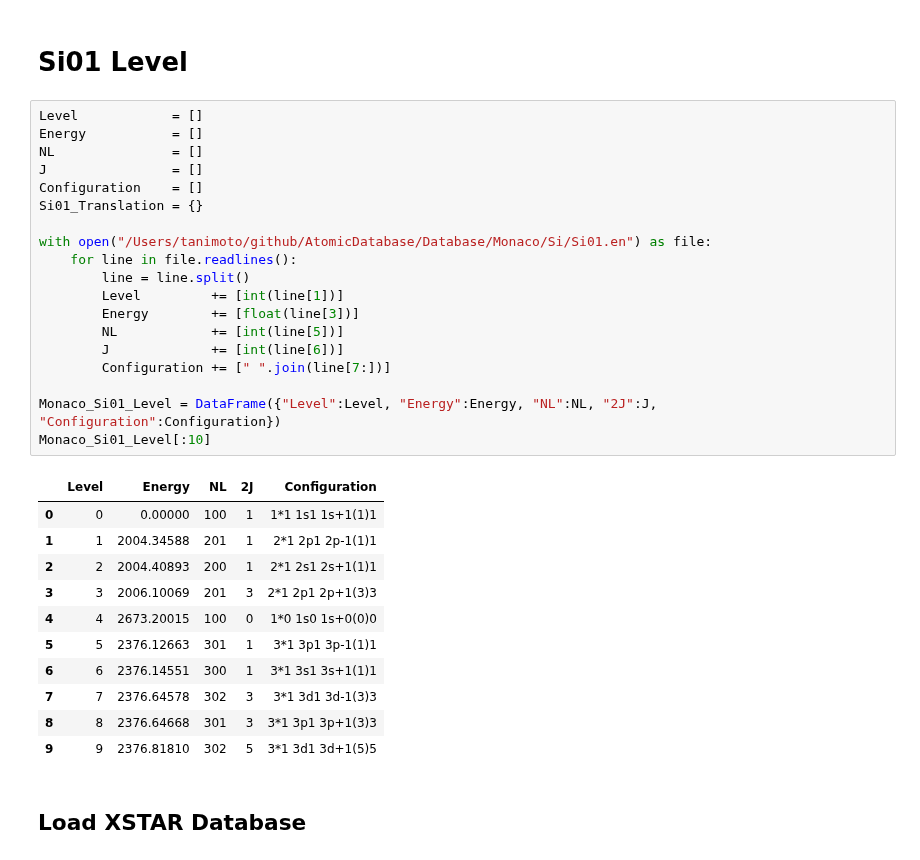
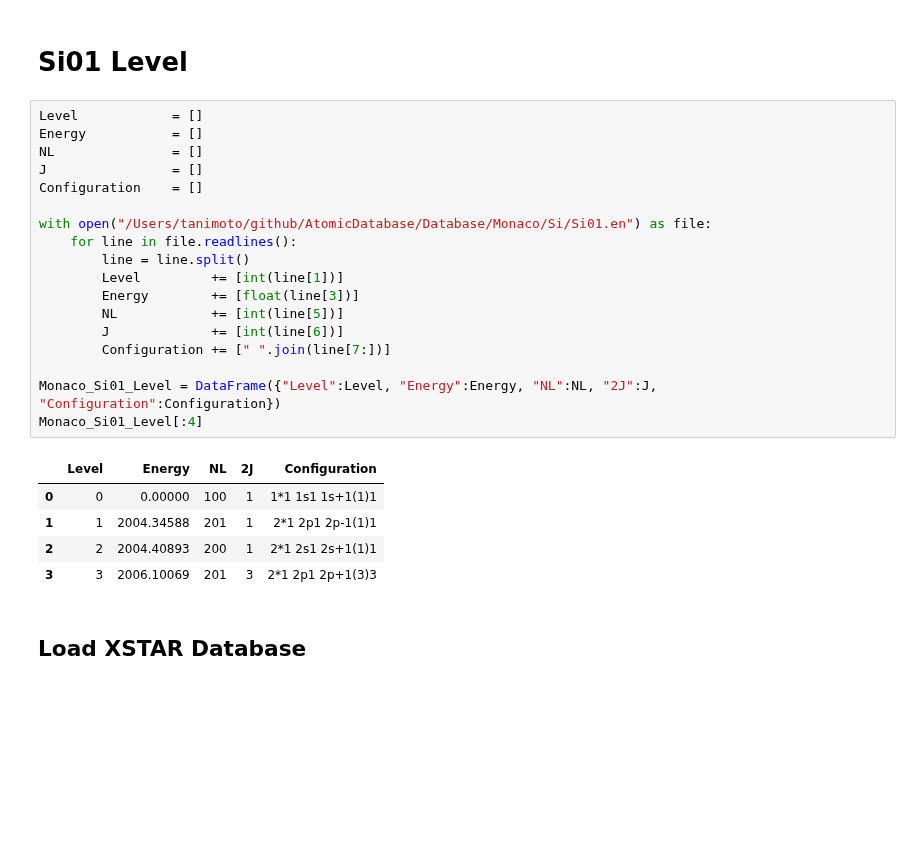
Before and after one commit to AtsushiTanimoto/AtomicDatabase, a Jupyter notebook: Code/Comparison/Comparison.ipynb, the cells around one changed output. Cells and saved outputs as stored; diff of their text form; blank space fills up the shorter version.

```diff
--- a/Code/Comparison/Comparison.ipynb
+++ b/Code/Comparison/Comparison.ipynb
@@ -16,34 +16,27 @@ set_context("notebook")
 # %%
 Level            = []
 Energy           = []
 NL               = []
 J                = []
 Configuration    = []
-Si01_Translation = {}
 
 with open("/Users/tanimoto/github/AtomicDatabase/Database/Monaco/Si/Si01.en") as file:
     for line in file.readlines():
         line = line.split()
         Level         += [int(line[1])]
         Energy        += [float(line[3])]
         NL            += [int(line[5])]
         J             += [int(line[6])]
         Configuration += [" ".join(line[7:])]
 
 Monaco_Si01_Level = DataFrame({"Level":Level, "Energy":Energy, "NL":NL, "2J":J, "Configuration":Configuration})
-Monaco_Si01_Level[:10]
+Monaco_Si01_Level[:4]
 # %% [output]
 |  | Level | Energy | NL | 2J | Configuration |
 | 0 | 0 | 0.00000 | 100 | 1 | 1*1 1s1 1s+1(1)1 |
 | 1 | 1 | 2004.34588 | 201 | 1 | 2*1 2p1 2p-1(1)1 |
 | 2 | 2 | 2004.40893 | 200 | 1 | 2*1 2s1 2s+1(1)1 |
 | 3 | 3 | 2006.10069 | 201 | 3 | 2*1 2p1 2p+1(3)3 |
-| 4 | 4 | 2673.20015 | 100 | 0 | 1*0 1s0 1s+0(0)0 |
-| 5 | 5 | 2376.12663 | 301 | 1 | 3*1 3p1 3p-1(1)1 |
-| 6 | 6 | 2376.14551 | 300 | 1 | 3*1 3s1 3s+1(1)1 |
-| 7 | 7 | 2376.64578 | 302 | 3 | 3*1 3d1 3d-1(3)3 |
-| 8 | 8 | 2376.64668 | 301 | 3 | 3*1 3p1 3p+1(3)3 |
-| 9 | 9 | 2376.81810 | 302 | 5 | 3*1 3d1 3d+1(5)5 |
 # %% [markdown]
 ## Load XSTAR Database
 # %%
```
Also changed, not shown: parts of 14 cells of this notebook, 1 other file.
